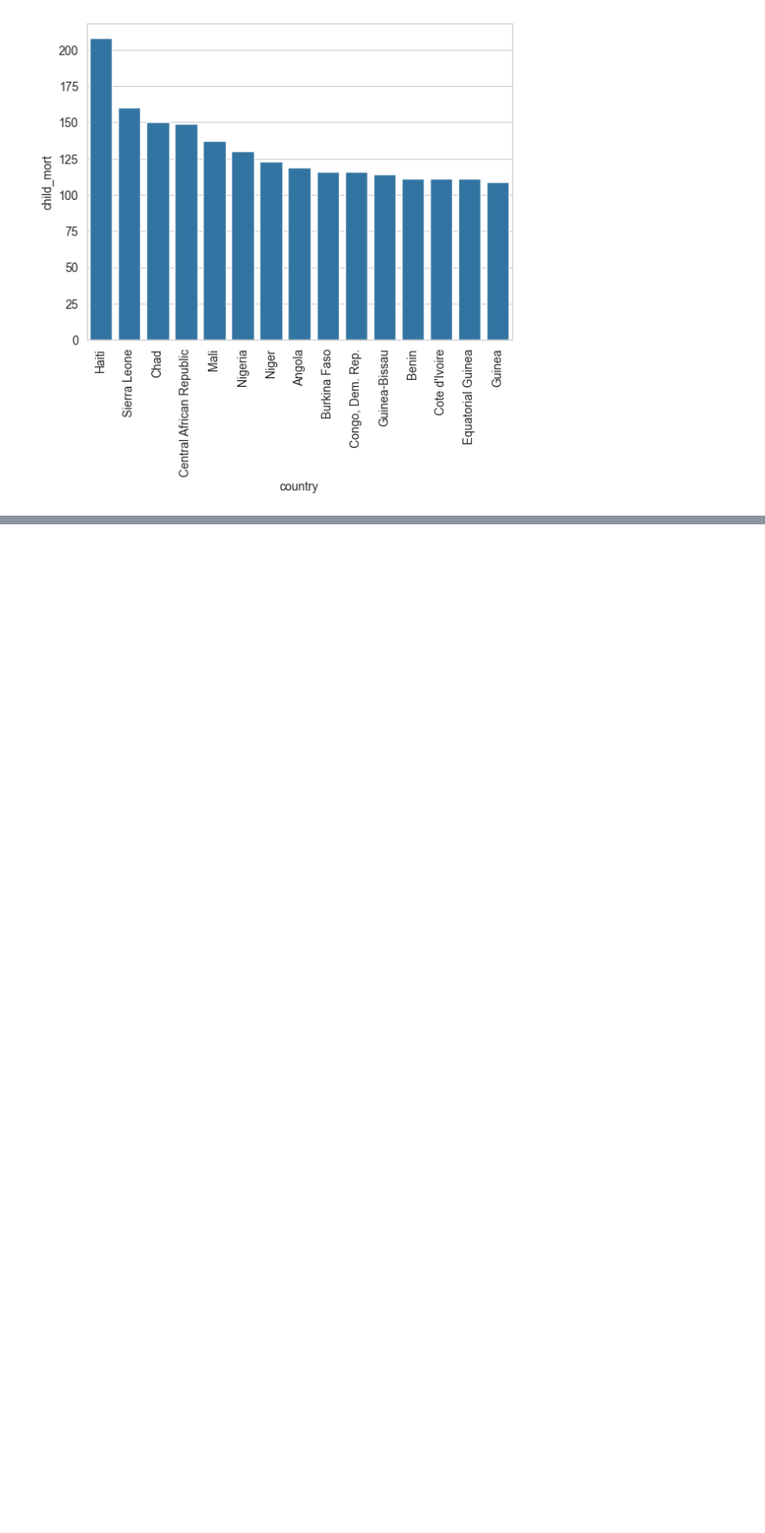
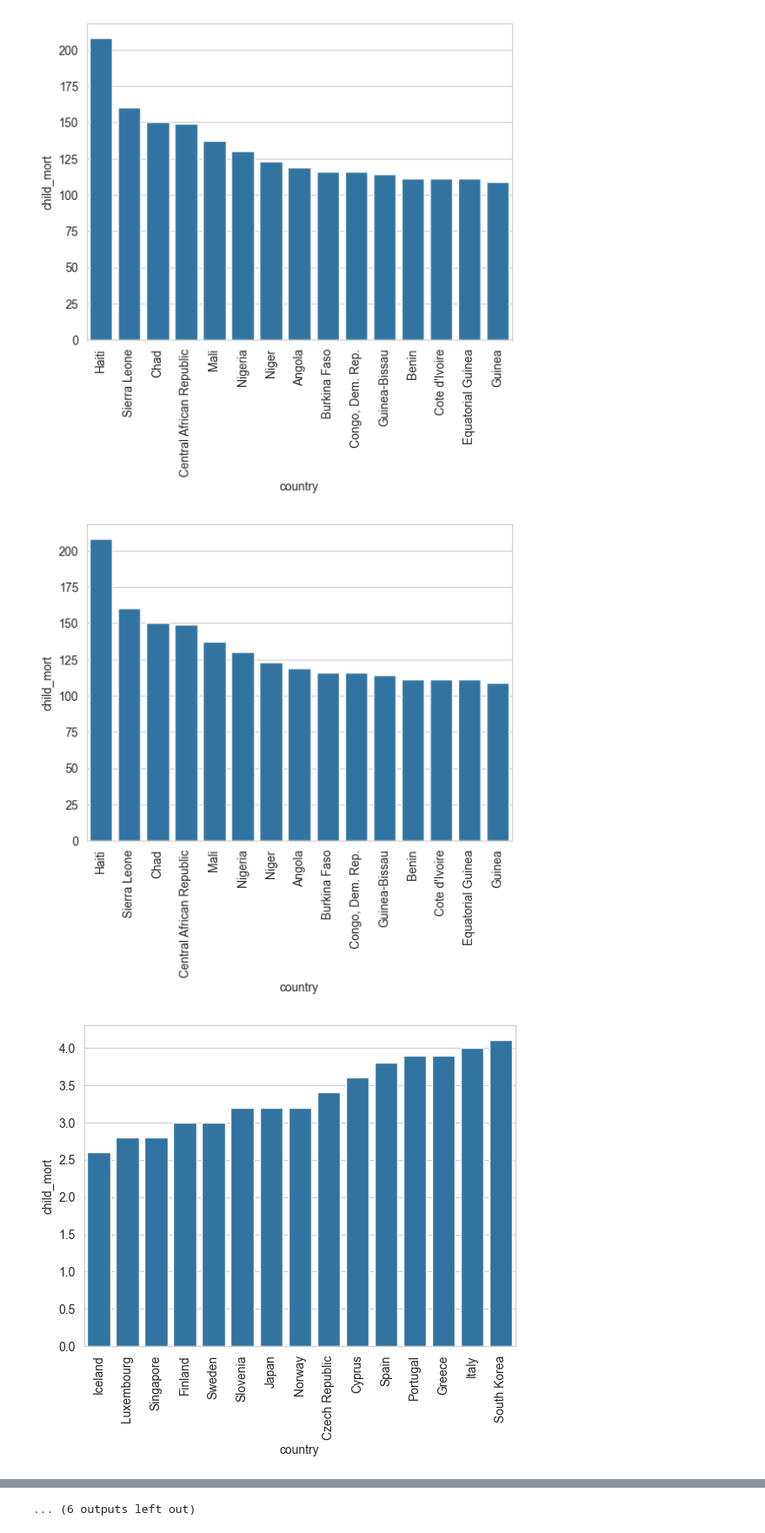
Before and after one commit to RonangLeSang/DATA832_Countries, a Jupyter notebook: pays.ipynb, the cells around one changed output, grey strips where cells are left out. Shown at 87% size. Drawn from its saved outputs; the diff is of its cells as text; code cells hidden in the pictures; blank space fills up the shorter version.

Commit message:
[FEATURE] all plots for lower/higher

```diff
--- a/pays.ipynb
+++ b/pays.ipynb
@@ -164,3 +164,10 @@ def plot_hist_lower_higher(x=15, mode="HIGHER", data=None, carac="health"):
 plot_hist_lower_higher(x=15, mode="HIGHER", data=df_pays, carac="child_mort")
 # %% [output]
 [figure]
+# %%
+for column_name in df_pays.columns[1:]:
+    plot_hist_lower_higher(x=15, mode="HIGHER", data=df_pays, carac=column_name)
+    plot_hist_lower_higher(x=15, mode="LOWER", data=df_pays, carac=column_name)
+# %% [output]
+[figure, added]
+[figure, added]
@@ -166,0 +184 @@ plot_hist_lower_higher(x=15, mode="HIGHER", data=df_pays, carac="child_mort")
+... (6 outputs left out)
```
Also changed, not shown: parts of 1 cell of this notebook.
